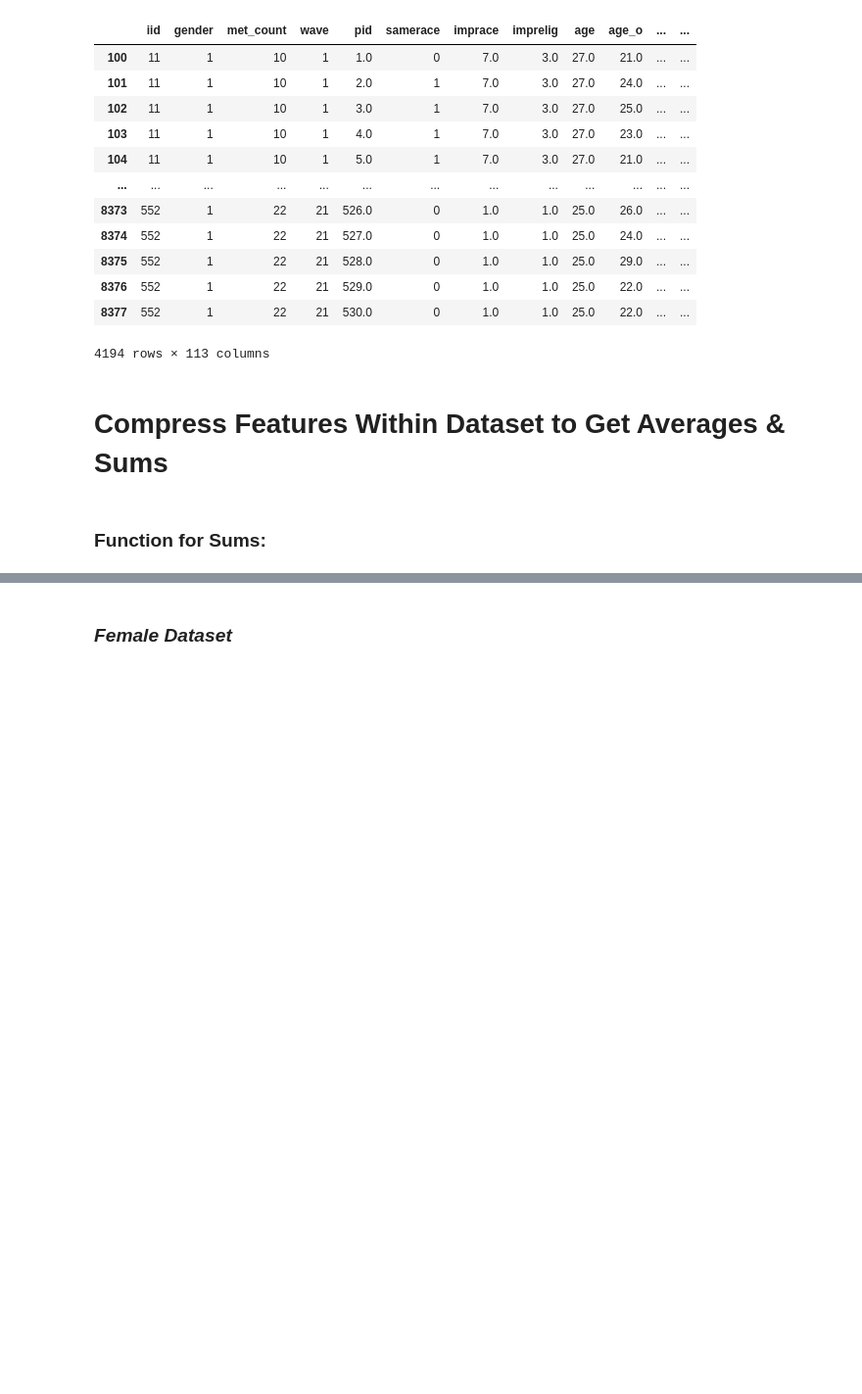
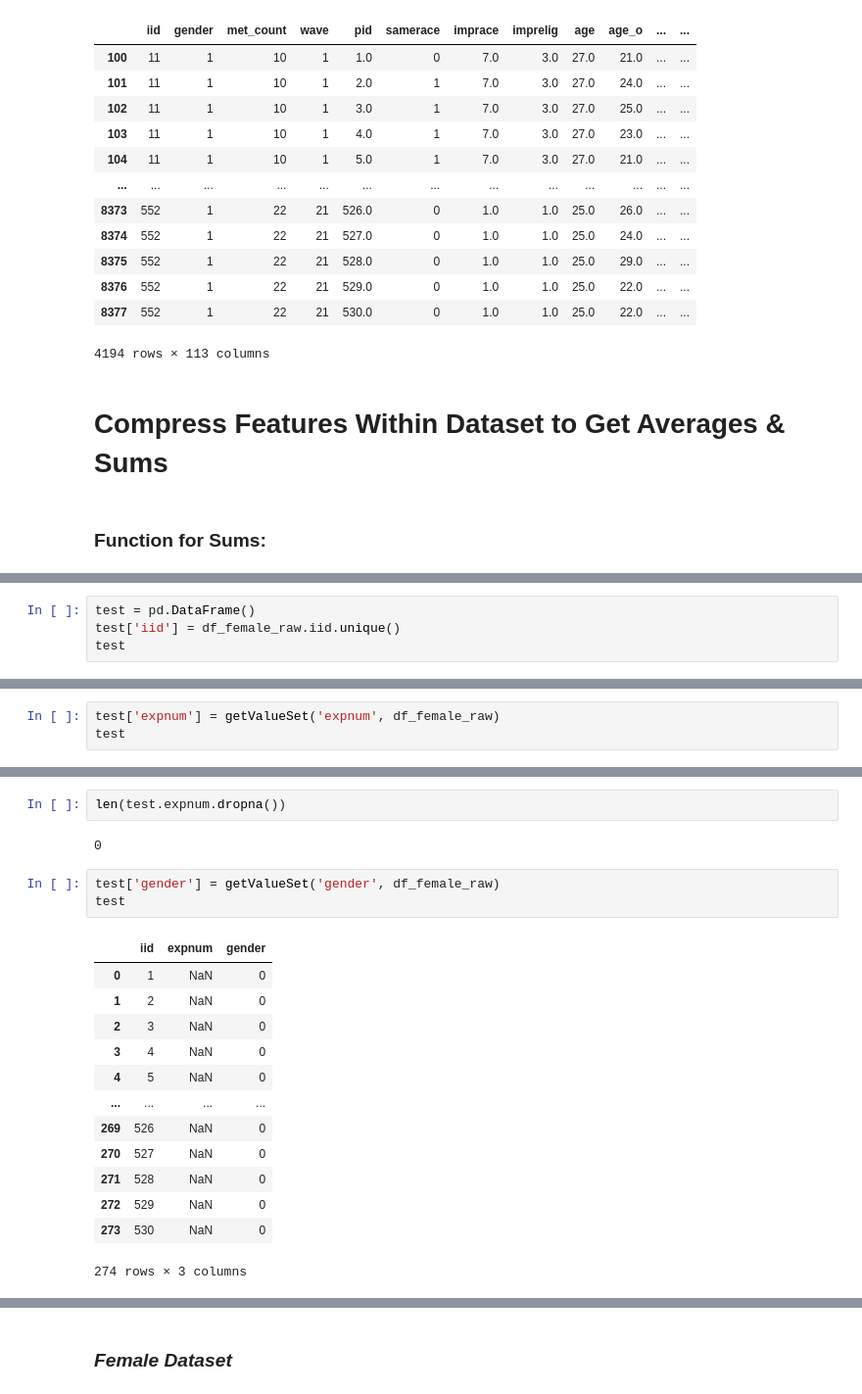
Before and after one commit to MirandaRemmer/DS-SF-23-work, a Jupyter notebook: final-project - MR/3/SpeedDating_dataset.ipynb, the cells around one changed output, grey strips where cells are left out. Shown: that part at 98% size. Drawn from its saved outputs; the diff is of its cells as text; blank space fills up the shorter version.

```diff
--- a/final-project - MR/3/SpeedDating_dataset.ipynb
+++ b/final-project - MR/3/SpeedDating_dataset.ipynb
@@ -280,0 +323,4 @@ IID1
+# %%
+test = pd.DataFrame()
+test['iid'] = df_female_raw.iid.unique()
+test
@@ -280,0 +341,3 @@ IID1
+# %%
+test['expnum'] = getValueSet('expnum', df_female_raw)
+test
@@ -280,0 +358,21 @@ IID1
+# %%
+len(test.expnum.dropna())
+# %% [output]
+0
+# %%
+test['gender'] = getValueSet('gender', df_female_raw)
+test
+# %% [output]
+|  | iid | expnum | gender |
+| 0 | 1 | NaN | 0 |
+| 1 | 2 | NaN | 0 |
+| 2 | 3 | NaN | 0 |
+| 3 | 4 | NaN | 0 |
+| 4 | 5 | NaN | 0 |
+| ... | ... | ... | ... |
+| 269 | 526 | NaN | 0 |
+| 270 | 527 | NaN | 0 |
+| 271 | 528 | NaN | 0 |
+| 272 | 529 | NaN | 0 |
+| 273 | 530 | NaN | 0 |
+274 rows × 3 columns
```
Also changed, not shown: parts of 49 cells of this notebook, 4 other files.
